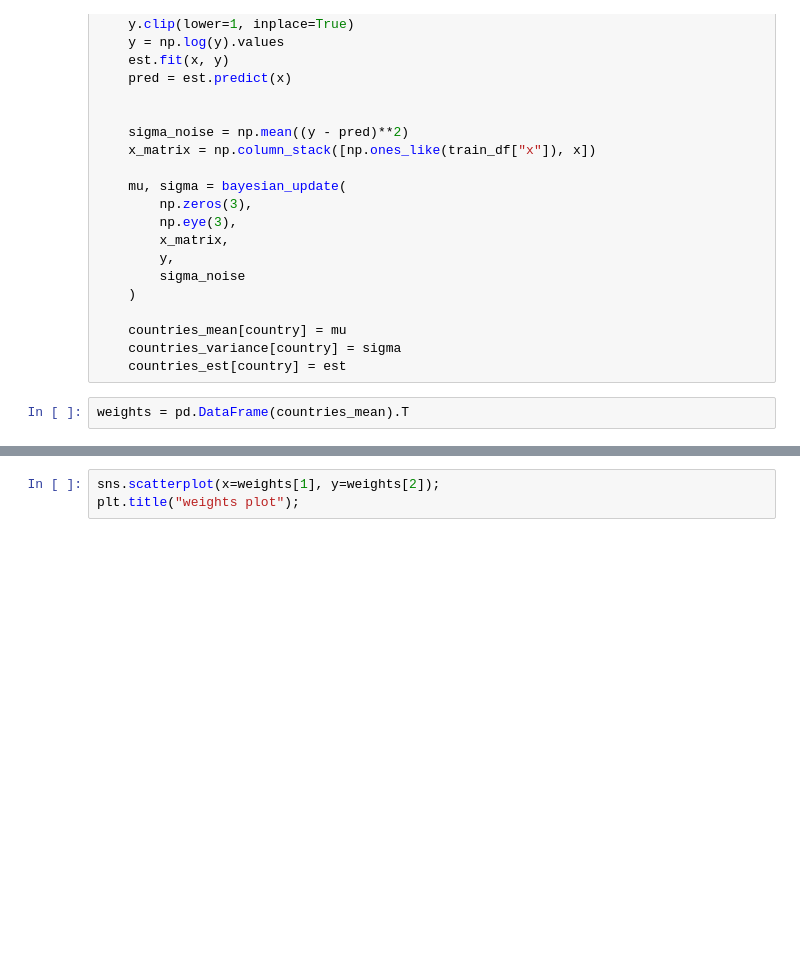
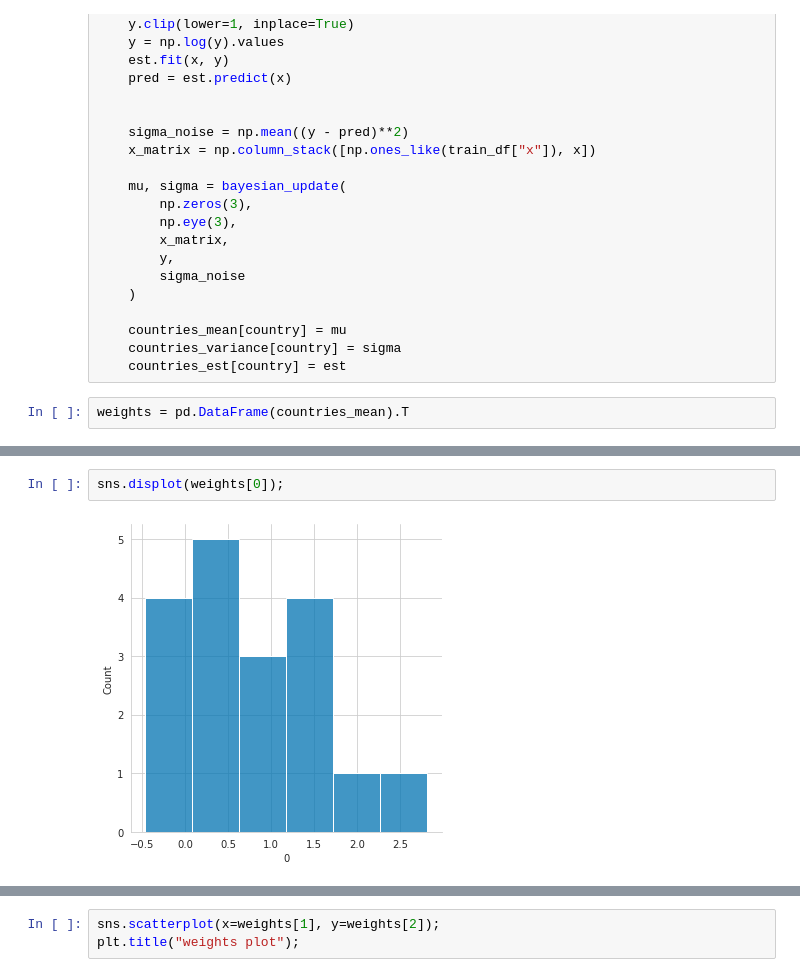
Before and after one commit to IMDxD/made_advance, a Jupyter notebook: home_work1.ipynb, the cells around one changed output, grey strips where cells are left out. Cells and saved outputs as stored; diff of their text form; blank space fills up the shorter version.

```diff
--- a/home_work1.ipynb
+++ b/home_work1.ipynb
@@ -582,0 +595,4 @@ weights = pd.DataFrame(countries_mean).T
+# %%
+sns.displot(weights[0]);
+# %% [output]
+[figure, added]
```
Also changed, not shown: parts of 24 cells of this notebook.
